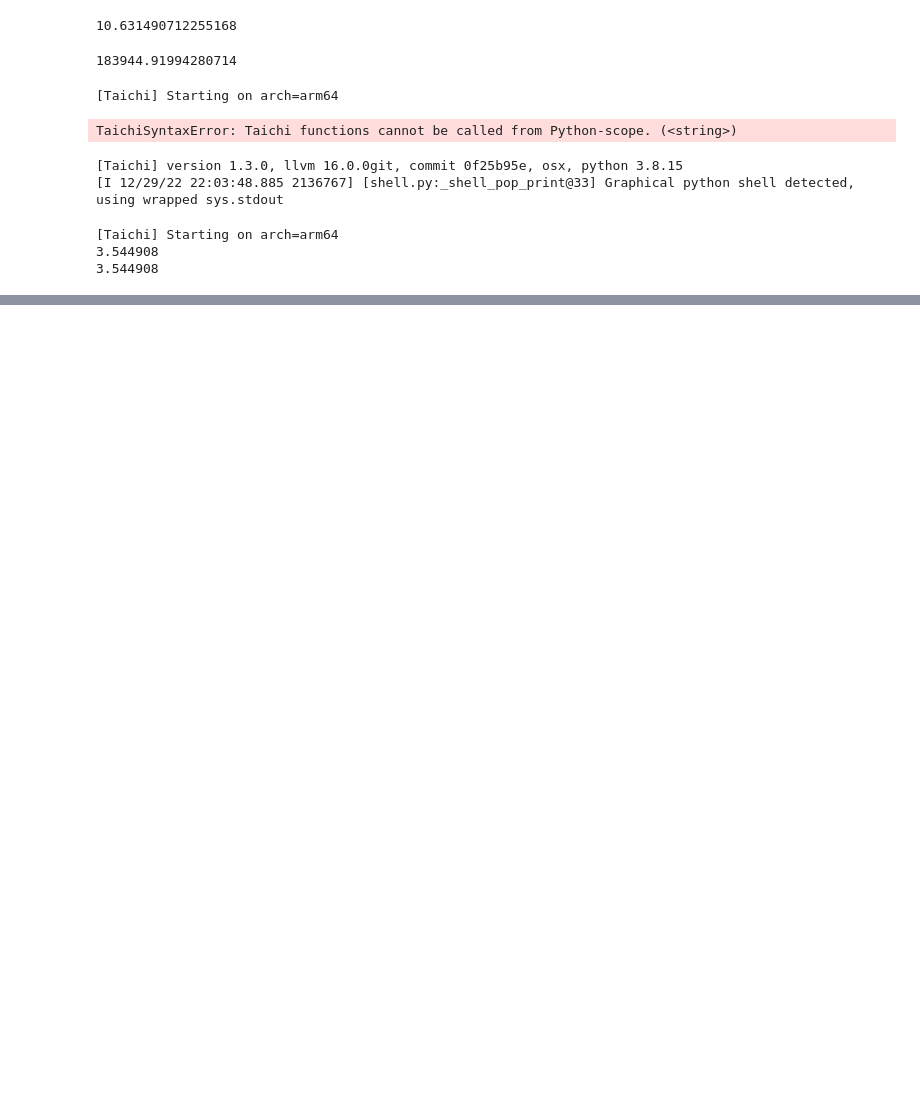
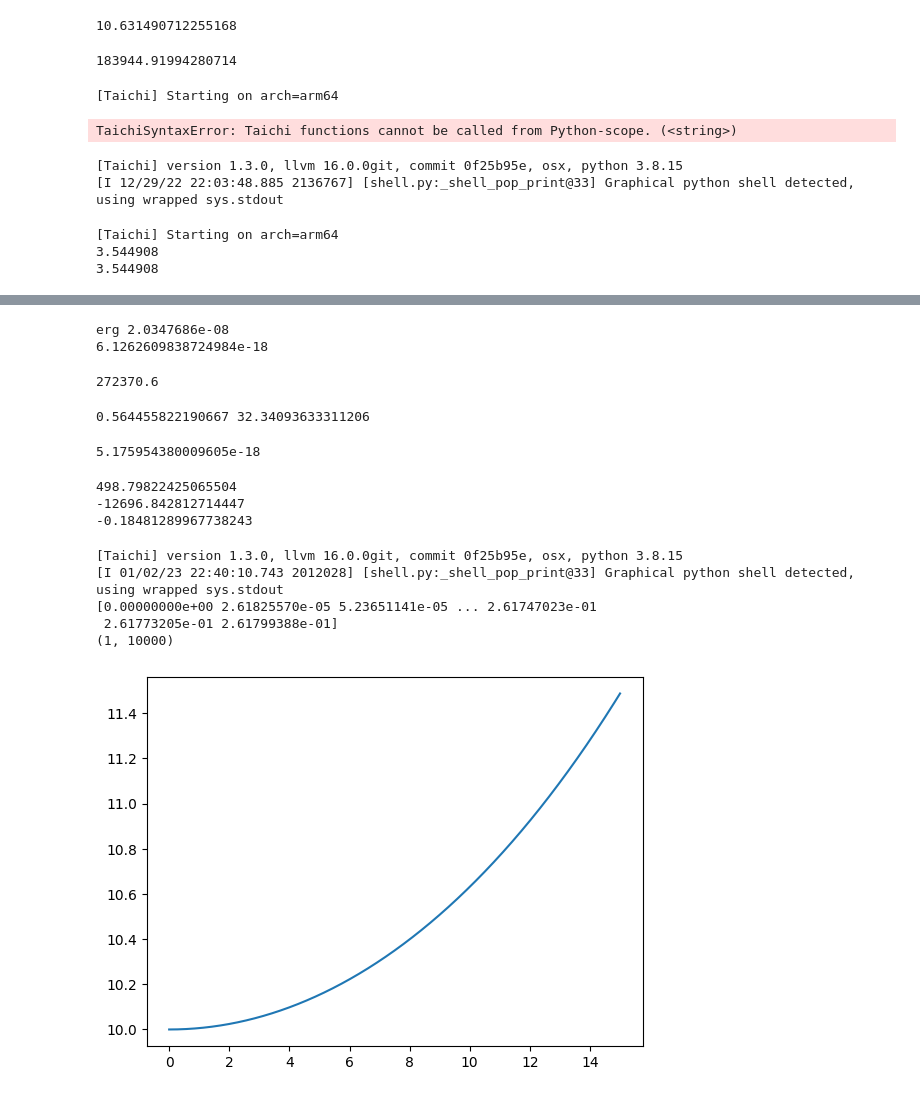
Before and after one commit to donglai96/taichi-test-particle, a Jupyter notebook: solve_dispersion.ipynb, the cells around one changed output, grey strips where cells are left out. Drawn from its saved outputs; the diff is of its cells as text; code cells hidden in the pictures; blank space fills up the shorter version.

```diff
--- a/solve_dispersion.ipynb
+++ b/solve_dispersion.ipynb
@@ -93,0 +220,33 @@ triple_array()
+# %%
+c = 3e10
+m = 9.1094e-28
+def ev2erg(ev):
+    erg = 1.60218e-12 * ev
+    return erg
+
+def erg2p(erg,m):
+    p = np.sqrt(erg*(erg + 2 * m*c**2))/ c
+    return p
+
+erg = ev2erg(12.7*1000)
+print('erg',erg)
+print(erg2p(erg, m))
+p = erg2p(erg, m)
+# %% [output]
+erg 2.0347686e-08
+6.1262609838724984e-18
+# %%
+print(1.7e-7*(1.60218e12))
+# %% [output]
+272370.6
+# %%
+from taichiphysics import *
+alpha = get_pitchanlge_numpy(np.deg2rad(30),np.deg2rad(10),1)
+print(alpha,np.rad2deg(alpha))
+# %% [output]
+0.564455822190667 32.34093633311206
+# %%
+p_para = p * np.cos(alpha)
+print(p_para)
+# %% [output]
+5.175954380009605e-18
@@ -93,0 +255,40 @@ triple_array()
+# %%
+gammam = m * np.sqrt(1 + p**2 /(m**2 * c**2))
+gamma = np.sqrt(1 + p**2 /(m**2 * c**2))
+v_para = (-1 * p_para / gammam)
+w = 5092 * 2 *np.pi
+wce = 45800
+k = 2.38e-6
+print(w - k*v_para - (wce/gamma))
+print(w - wce/gamma)
+print(v_para/cst.C)
+# %% [output]
+498.79822425065504
+-12696.842812714447
+-0.18481289967738243
+# %%
+# get k
+import matplotlib.pyplot as plt
+from wave import Waves
+import numpy as np
+Bw0 = 3e-6 # Gauss
+fwave = 980 #Hz
+nlat = 10000
+latmax = 15
+n0 =10
+L = 5
+nw = 1
+waves = Waves( 1, L, nlat, 0, latmax*np.pi/180, n0)
+Bw_lat = np.zeros((nw, nlat)) + Bw0
+waves.generate_parallel_wave(np.array([fwave *2 * np.pi]),Bw_lat)
+print(waves.k.shape)
+plt.plot(np.rad2deg(waves.lats),waves.ne_lats[:])
+#plt.plot(np.rad2deg(waves.lats),waves.phi_z[0,:])
+plt.show()
+# %% [output]
+[Taichi] version 1.3.0, llvm 16.0.0git, commit 0f25b95e, osx, python 3.8.15
+[I 01/02/23 22:40:10.743 2012028] [shell.py:_shell_pop_print@33] Graphical python shell detected, using wrapped sys.stdout
+[0.00000000e+00 2.61825570e-05 5.23651141e-05 ... 2.61747023e-01
+ 2.61773205e-01 2.61799388e-01]
+(1, 10000)
+[figure, added]
```
Also changed, not shown: parts of 25 cells of this notebook, 4 other files.
